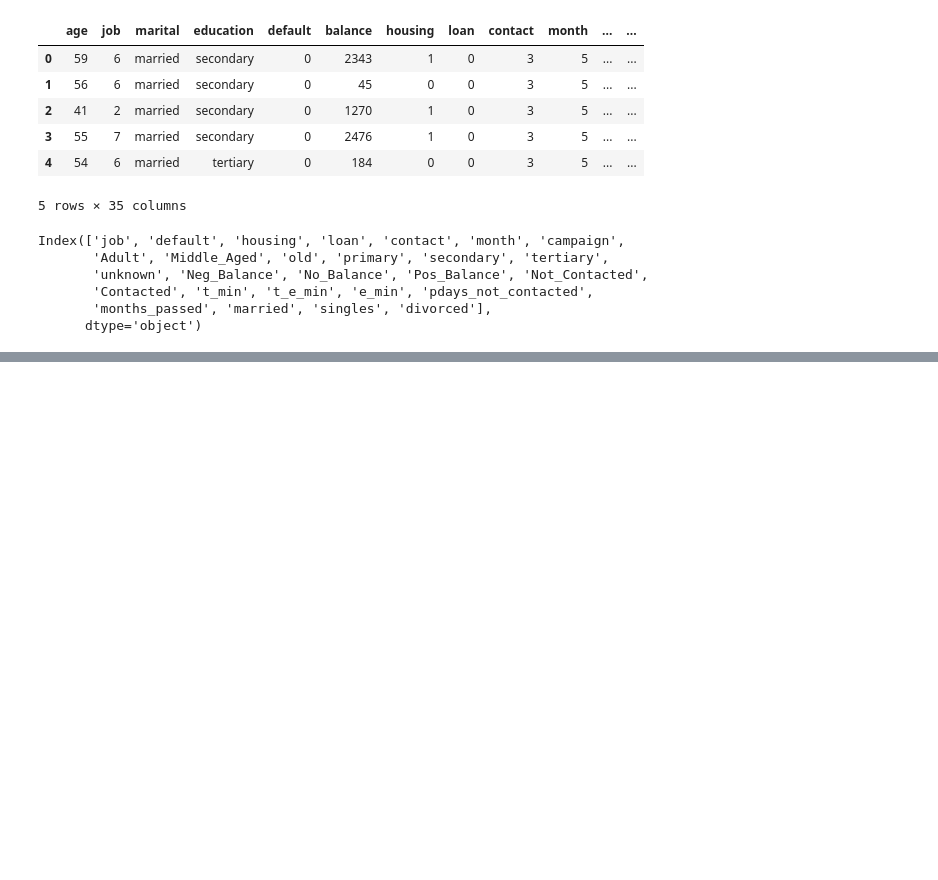
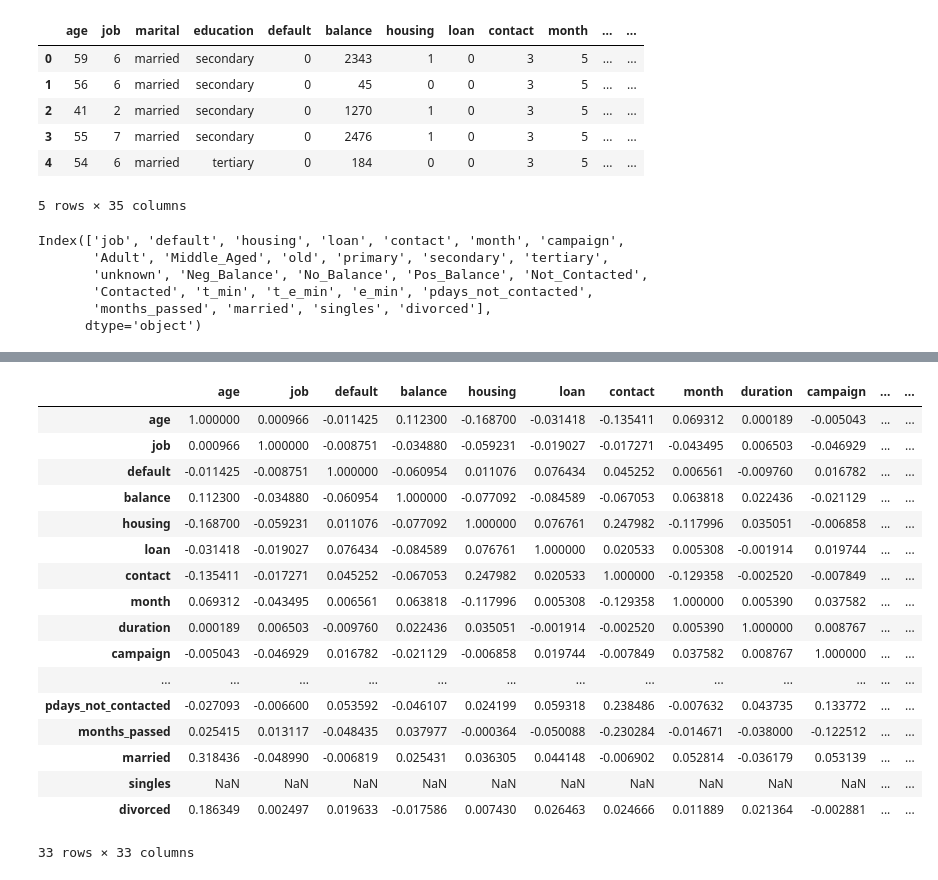
Before and after one commit to Callfall/DS420, a Jupyter notebook: Bank_Profiles.ipynb, the cells around one changed output, grey strips where cells are left out. Saved outputs shown, nothing was run; the diff lists cells and outputs as text; code cells hidden in the pictures; blank space fills up the shorter version.

```diff
--- a/Bank_Profiles.ipynb
+++ b/Bank_Profiles.ipynb
@@ -803,0 +962,21 @@ ValueError: setting an array element with a sequence.
+# %%
+data.corr()
+# %% [output]
+|  | age | job | default | balance | housing | loan | contact | month | duration | campaign | ... | ... |
+| age | 1.000000 | 0.000966 | -0.011425 | 0.112300 | -0.168700 | -0.031418 | -0.135411 | 0.069312 | 0.000189 | -0.005043 | ... | ... |
+| job | 0.000966 | 1.000000 | -0.008751 | -0.034880 | -0.059231 | -0.019027 | -0.017271 | -0.043495 | 0.006503 | -0.046929 | ... | ... |
+| default | -0.011425 | -0.008751 | 1.000000 | -0.060954 | 0.011076 | 0.076434 | 0.045252 | 0.006561 | -0.009760 | 0.016782 | ... | ... |
+| balance | 0.112300 | -0.034880 | -0.060954 | 1.000000 | -0.077092 | -0.084589 | -0.067053 | 0.063818 | 0.022436 | -0.021129 | ... | ... |
+| housing | -0.168700 | -0.059231 | 0.011076 | -0.077092 | 1.000000 | 0.076761 | 0.247982 | -0.117996 | 0.035051 | -0.006858 | ... | ... |
+| loan | -0.031418 | -0.019027 | 0.076434 | -0.084589 | 0.076761 | 1.000000 | 0.020533 | 0.005308 | -0.001914 | 0.019744 | ... | ... |
+| contact | -0.135411 | -0.017271 | 0.045252 | -0.067053 | 0.247982 | 0.020533 | 1.000000 | -0.129358 | -0.002520 | -0.007849 | ... | ... |
+| month | 0.069312 | -0.043495 | 0.006561 | 0.063818 | -0.117996 | 0.005308 | -0.129358 | 1.000000 | 0.005390 | 0.037582 | ... | ... |
+| duration | 0.000189 | 0.006503 | -0.009760 | 0.022436 | 0.035051 | -0.001914 | -0.002520 | 0.005390 | 1.000000 | 0.008767 | ... | ... |
+| campaign | -0.005043 | -0.046929 | 0.016782 | -0.021129 | -0.006858 | 0.019744 | -0.007849 | 0.037582 | 0.008767 | 1.000000 | ... | ... |
+| ... | ... | ... | ... | ... | ... | ... | ... | ... | ... | ... | ... | ... |
+| pdays_not_contacted | -0.027093 | -0.006600 | 0.053592 | -0.046107 | 0.024199 | 0.059318 | 0.238486 | -0.007632 | 0.043735 | 0.133772 | ... | ... |
+| months_passed | 0.025415 | 0.013117 | -0.048435 | 0.037977 | -0.000364 | -0.050088 | -0.230284 | -0.014671 | -0.038000 | -0.122512 | ... | ... |
+| married | 0.318436 | -0.048990 | -0.006819 | 0.025431 | 0.036305 | 0.044148 | -0.006902 | 0.052814 | -0.036179 | 0.053139 | ... | ... |
+| singles | NaN | NaN | NaN | NaN | NaN | NaN | NaN | NaN | NaN | NaN | ... | ... |
+| divorced | 0.186349 | 0.002497 | 0.019633 | -0.017586 | 0.007430 | 0.026463 | 0.024666 | 0.011889 | 0.021364 | -0.002881 | ... | ... |
+33 rows × 33 columns
```
Also changed, not shown: parts of 29 cells of this notebook.
